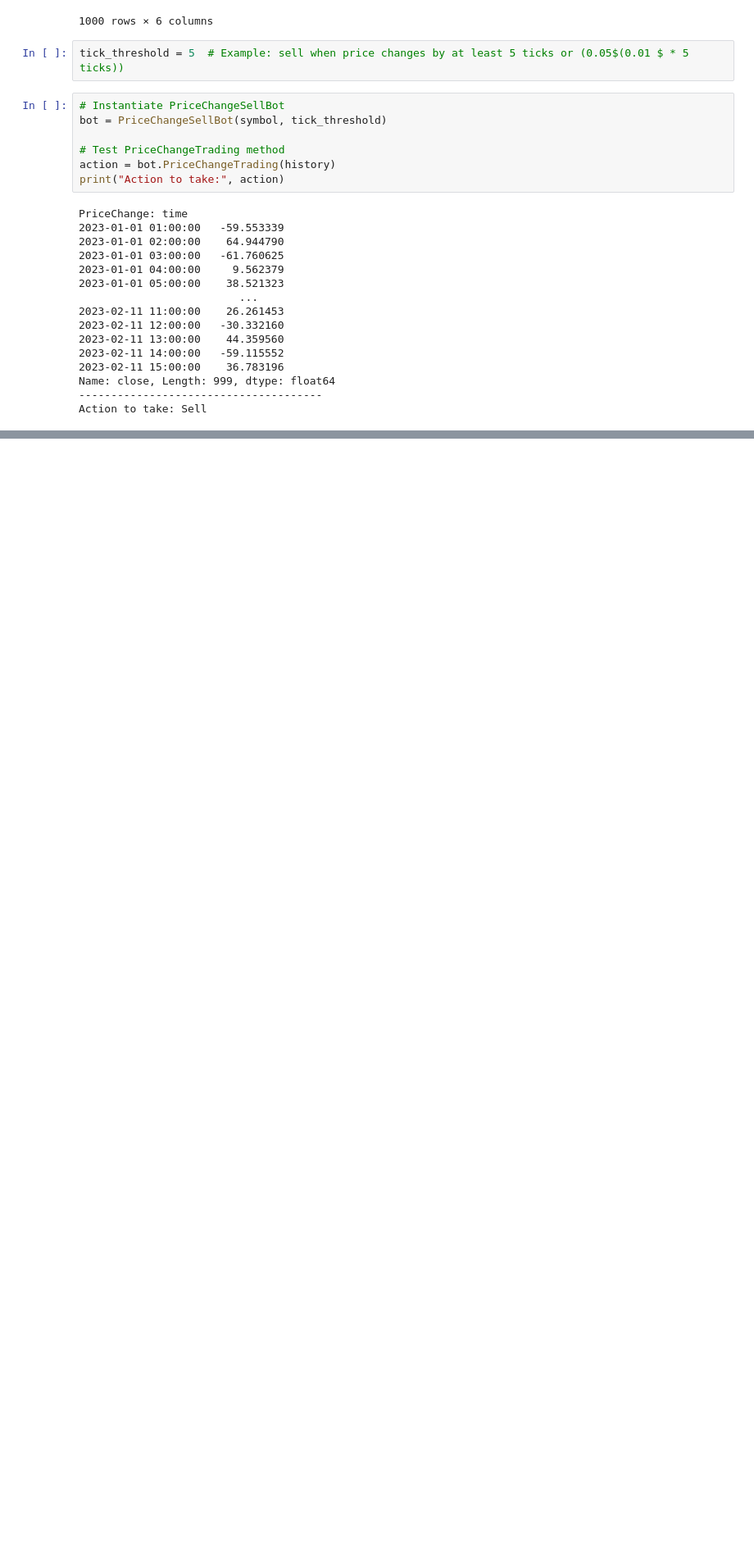
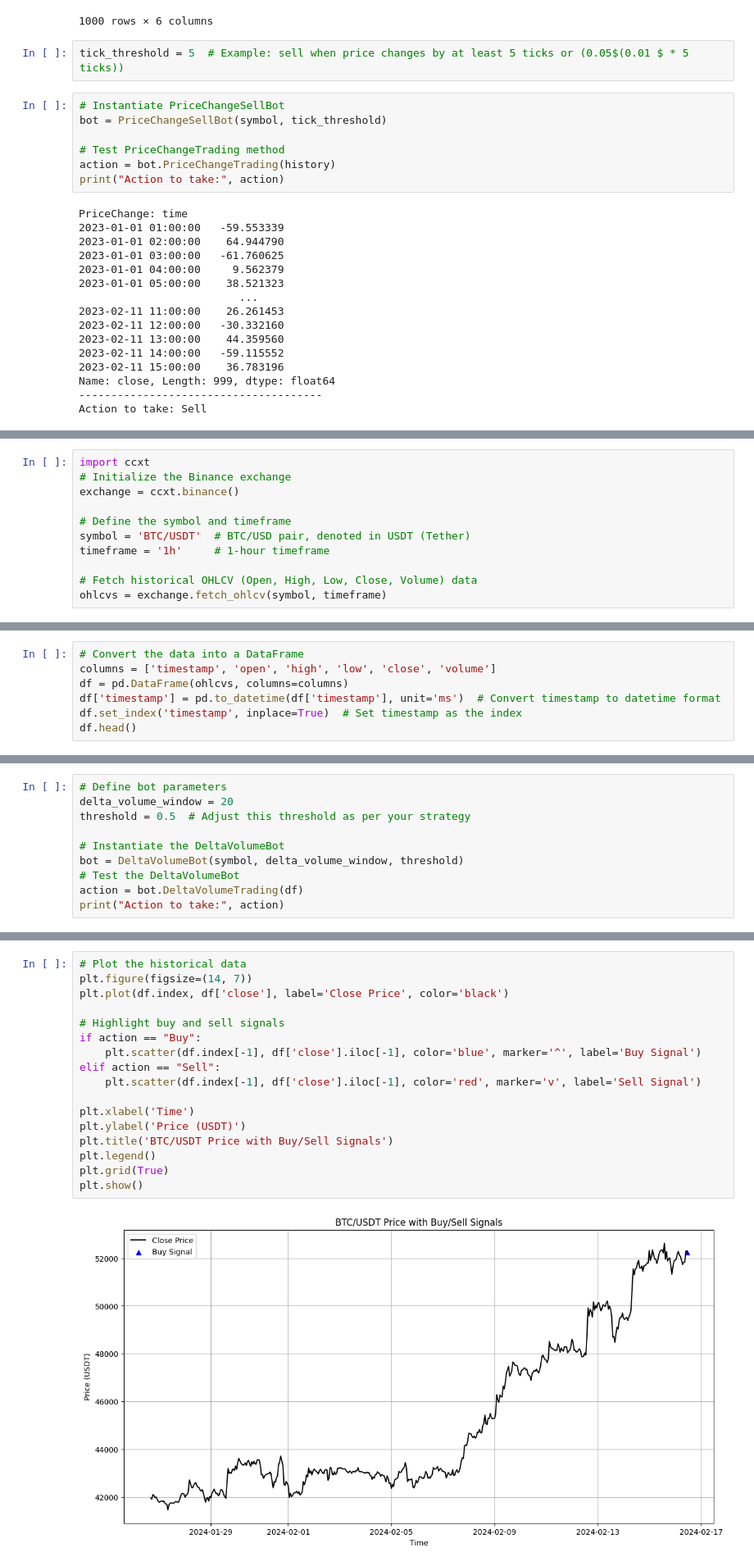
Before and after one commit to bakaibaiazbekov/QC_bot, a Jupyter notebook: QC Bot.ipynb, the cells around one changed output, grey strips where cells are left out. Shown: that part at 82% size. Cells and saved outputs as stored; diff of their text form; blank space fills up the shorter version.

Commit message:
Updated with Crypto Data

```diff
--- a/QC Bot.ipynb
+++ b/QC Bot.ipynb
@@ -220,0 +228,11 @@ Action to take: Sell
+# %%
+import ccxt
+# Initialize the Binance exchange
+exchange = ccxt.binance()
+
+# Define the symbol and timeframe
+symbol = 'BTC/USDT'  # BTC/USD pair, denoted in USDT (Tether)
+timeframe = '1h'     # 1-hour timeframe
+
+# Fetch historical OHLCV (Open, High, Low, Close, Volume) data
+ohlcvs = exchange.fetch_ohlcv(symbol, timeframe)
@@ -220,0 +259,7 @@ Action to take: Sell
+# %%
+# Convert the data into a DataFrame
+columns = ['timestamp', 'open', 'high', 'low', 'close', 'volume']
+df = pd.DataFrame(ohlcvs, columns=columns)
+df['timestamp'] = pd.to_datetime(df['timestamp'], unit='ms')  # Convert timestamp to datetime format
+df.set_index('timestamp', inplace=True)  # Set timestamp as the index
+df.head()
@@ -220,0 +294,10 @@ Action to take: Sell
+# %%
+# Define bot parameters
+delta_volume_window = 20
+threshold = 0.5  # Adjust this threshold as per your strategy
+
+# Instantiate the DeltaVolumeBot
+bot = DeltaVolumeBot(symbol, delta_volume_window, threshold)
+# Test the DeltaVolumeBot
+action = bot.DeltaVolumeTrading(df)
+print("Action to take:", action)
@@ -220,0 +306,19 @@ Action to take: Sell
+# %%
+# Plot the historical data
+plt.figure(figsize=(14, 7))
+plt.plot(df.index, df['close'], label='Close Price', color='black')
+
+# Highlight buy and sell signals
+if action == "Buy":
+    plt.scatter(df.index[-1], df['close'].iloc[-1], color='blue', marker='^', label='Buy Signal')
+elif action == "Sell":
+    plt.scatter(df.index[-1], df['close'].iloc[-1], color='red', marker='v', label='Sell Signal')
+
+plt.xlabel('Time')
+plt.ylabel('Price (USDT)')
+plt.title('BTC/USDT Price with Buy/Sell Signals')
+plt.legend()
+plt.grid(True)
+plt.show()
+# %% [output]
+[figure, added]
```
Also changed, not shown: parts of 7 cells of this notebook.
